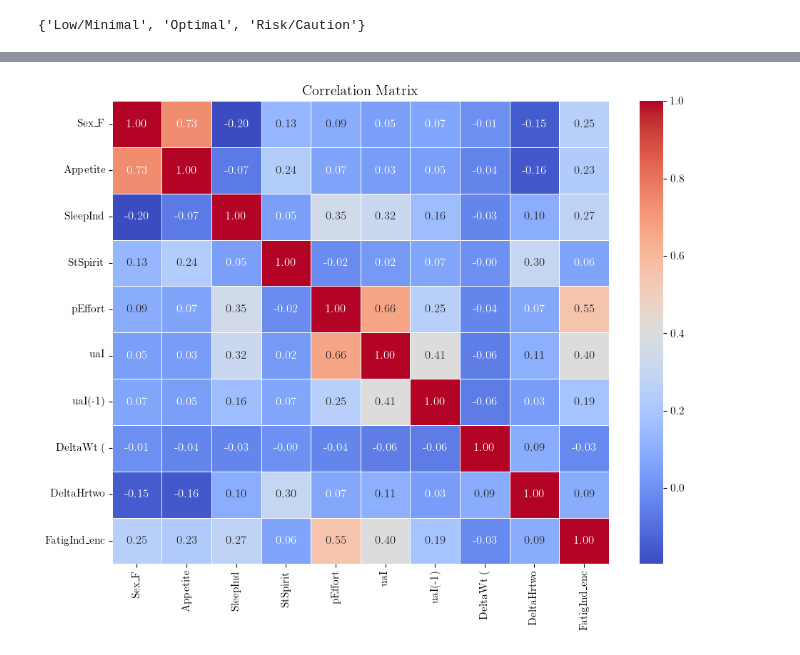
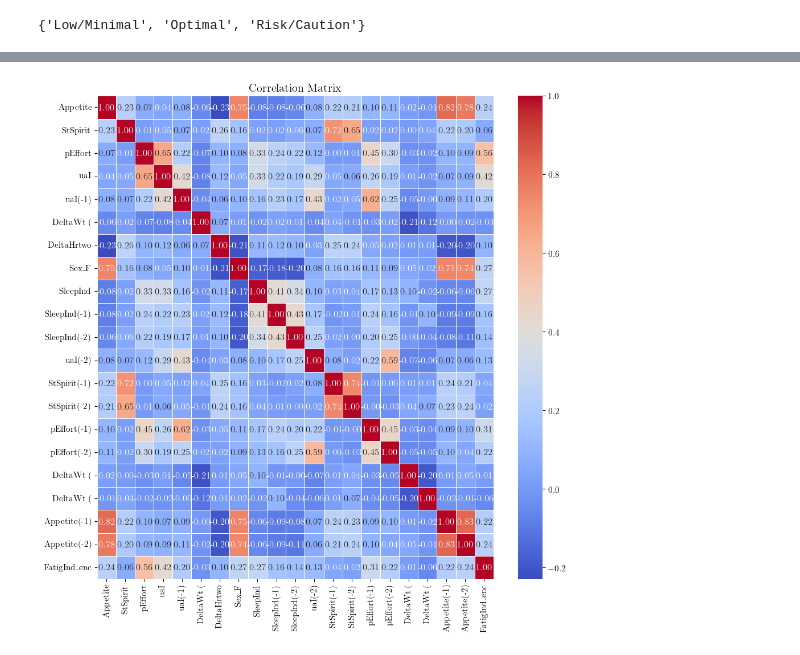
Before and after one commit to jepe06/Project-One---Fatigue-Index, a Jupyter notebook: data_plots.ipynb, the cells around one changed output, grey strips where cells are left out. Saved outputs shown, nothing was run; the diff lists cells and outputs as text; code cells hidden in the pictures.

```diff
--- a/data_plots.ipynb
+++ b/data_plots.ipynb
@@ -53,32 +53,33 @@ plot_FATIGvsSEX(df)
 # %%
 def plot_correlation(df):
        df_corr = df.copy()
-       df_corr = df_corr[['Sex_F', 'Appetite', 'SleepInd', 'StSpirit', 'pEffort',
-              'uaI', 'uaI(-1)', 'DeltaWt (%)', 'DeltaHrtwo', 'FatigInd']]
+       df_corr = df_corr.drop(columns=['Date'])
+       #df_corr = df_corr[['Sex_F', 'Appetite', 'SleepInd', 'StSpirit', 'pEffort',
+       #       'uaI', 'uaI(-1)', 'DeltaWt (%)', 'DeltaHrtwo', 'FatigInd']]
 
        # Codificar a variável target (se ela for categórica)
        # Suponha que 'target' seja a variável categórica
        encoder = LabelEncoder()
        df_corr['FatigInd_enc'] = encoder.fit_transform(df_corr['FatigInd'])
 
        # Selecione apenas as variáveis numéricas para calcular a correlação
        df_numeric = df_corr.select_dtypes(include=['float64', 'int64'])
 
        # Adicione a variável target codificada para análise de correlação
        df_numeric['FatigInd_enc'] = df_corr['FatigInd_enc']
 
        # Calcular a matriz de correlação
        corr_matrix = df_numeric.corr()
 
        # Plotando o heatmap
-       plt.figure(figsize=(10, 8))
+       plt.figure(figsize=(10, 10))
        sns.heatmap(corr_matrix, annot=True, cmap='coolwarm', fmt='.2f', linewidths=0.5)
        plt.title("Correlation Matrix")
        plt.tight_layout()
        plt.savefig(f'assets/correlation_matrix.png', dpi=900, bbox_inches='tight', transparent=True)
        plt.show()
 
 plot_correlation(df)
 # %% [output]
-[figure, old version]
+[figure, new version]
 # %%
```
Also changed, not shown: parts of 3 cells of this notebook, 15 other files.
